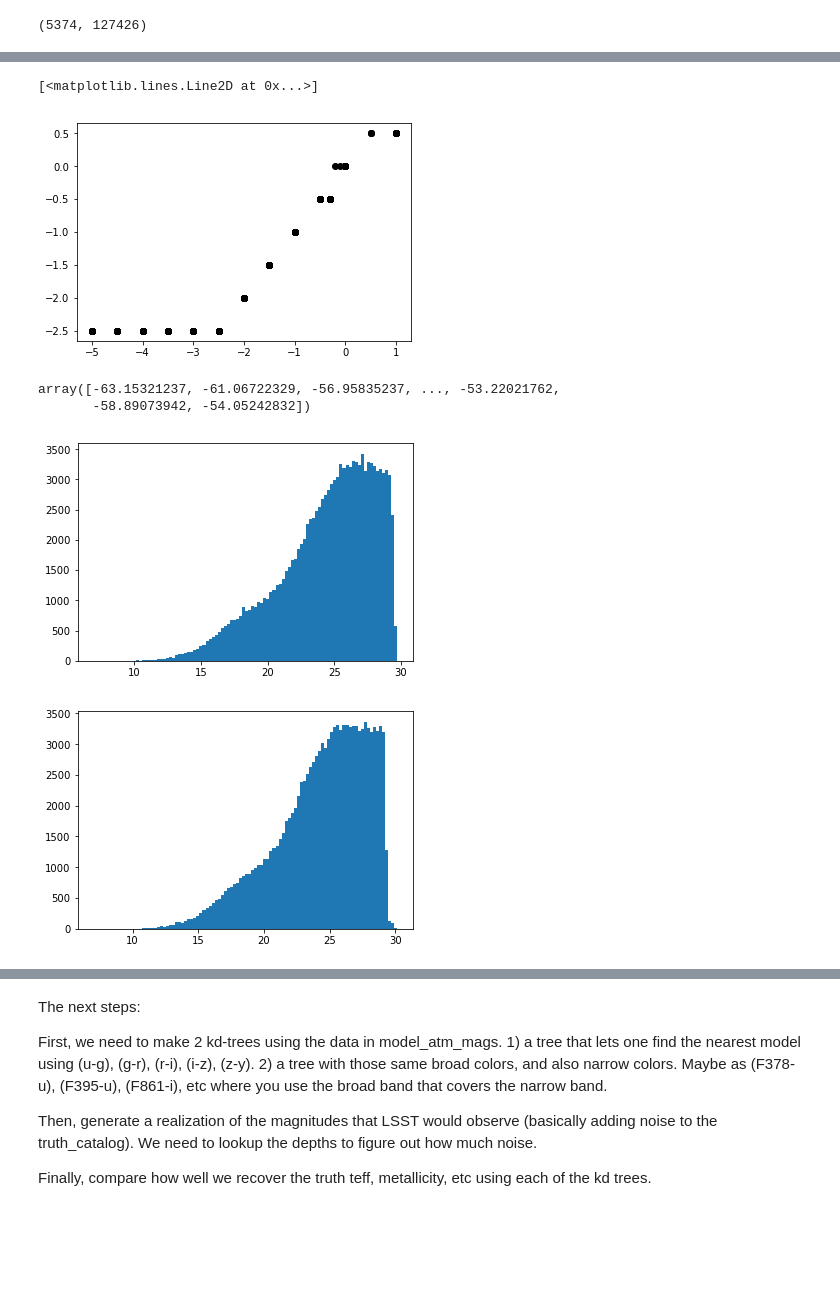
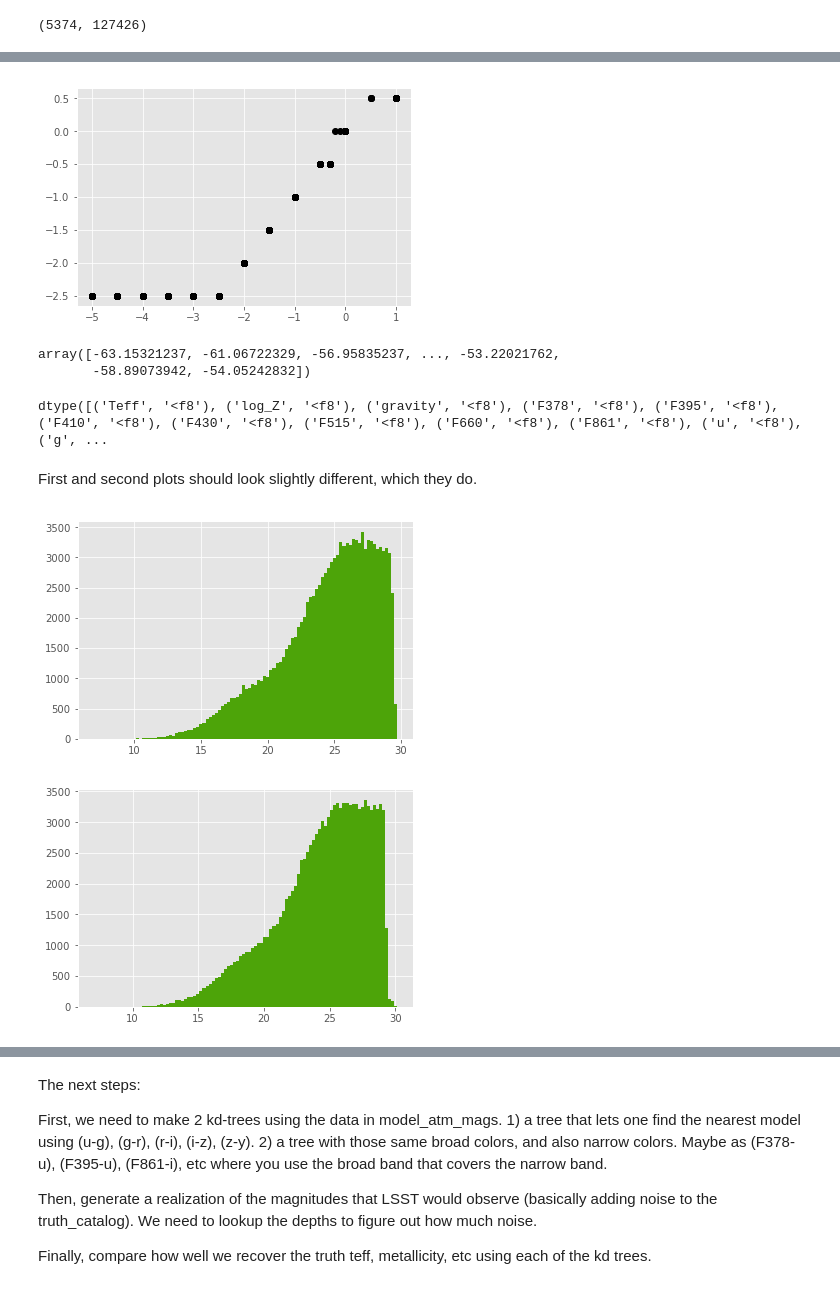
Before and after one commit to yoachim/LSST_narrowband, a Jupyter notebook: photo_fits_sim.ipynb, the cells around one changed output, grey strips where cells are left out. Saved outputs shown, nothing was run; the diff lists cells and outputs as text; code cells hidden in the pictures; blank space fills up the shorter version.

```diff
--- a/photo_fits_sim.ipynb
+++ b/photo_fits_sim.ipynb
@@ -12 +14,3 @@ from sklearn.neighbors import KDTree
+# %%
+plt.style.use('ggplot')
 # %%
@@ -84,8 +99,7 @@ plt.plot(catsim_data['teff'], model_atm_mags['Teff'][indx_match], 'ko')
 # %%
-plt.plot(catsim_data['metallicity'], model_atm_mags['log_Z'][indx_match], 'ko')
+plt.plot(catsim_data['metallicity'], model_atm_mags['log_Z'][indx_match], 'ko');
 # %% [output]
-[<matplotlib.lines.Line2D at 0x...>]
-[figure, old version]
+[figure, new version]
 # %%
 # Let's construct a realistic catalog of stars with all the info from the model atmospheres
 mag_cols = ['F378', 'F395', 'F410', 'F430', 'F515', 'F660', 'F861', 'u',
@@ -99,14 +113,22 @@ dist_modulus
 # %% [output]
 array([-63.15321237, -61.06722329, -56.95835237, ..., -53.22021762,
        -58.89073942, -54.05242832])
+# %%
+# confirming what all's in truth_catalog:
+
+truth_catalog.dtype
+# %% [output]
+dtype([('Teff', '<f8'), ('log_Z', '<f8'), ('gravity', '<f8'), ('F378', '<f8'), ('F395', '<f8'), ('F410', '<f8'), ('F430', '<f8'), ('F515', '<f8'), ('F660', '<f8'), ('F861', '<f8'), ('u', '<f8'), ('g', ...
 # %%
 for mag_col in mag_cols:
     truth_catalog[mag_col] -= dist_modulus
+# %% [markdown]
+First and second plots should look slightly different, which they do.
 # %%
-ack = plt.hist(truth_catalog['g'], bins=100)
+ack = plt.hist(truth_catalog['g'], bins=100, color='xkcd:Lawn Green')
 # %% [output]
-[figure, old version]
+[figure, new version]
 # %%
-ack = plt.hist(catsim_data['gmag'], bins=100)
+ack = plt.hist(catsim_data['gmag'], bins=100, color='xkcd:Lawn Green')
 # %% [output]
-[figure, old version]
+[figure, new version]
```
Also changed, not shown: parts of 30 cells of this notebook.
